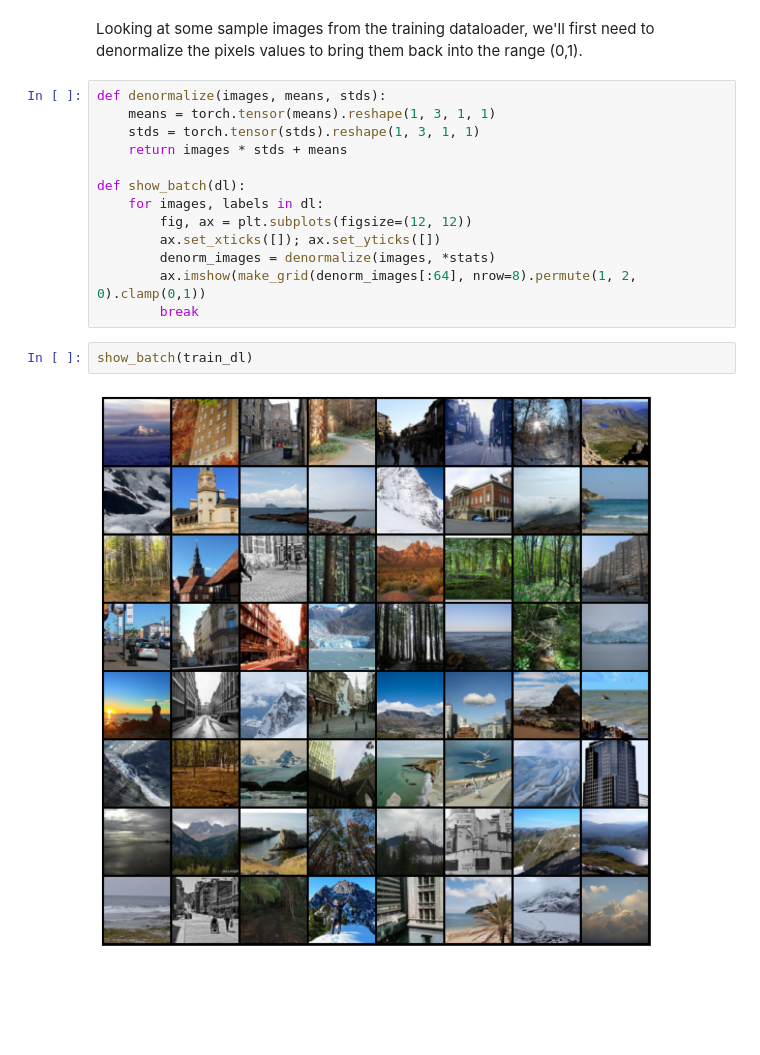
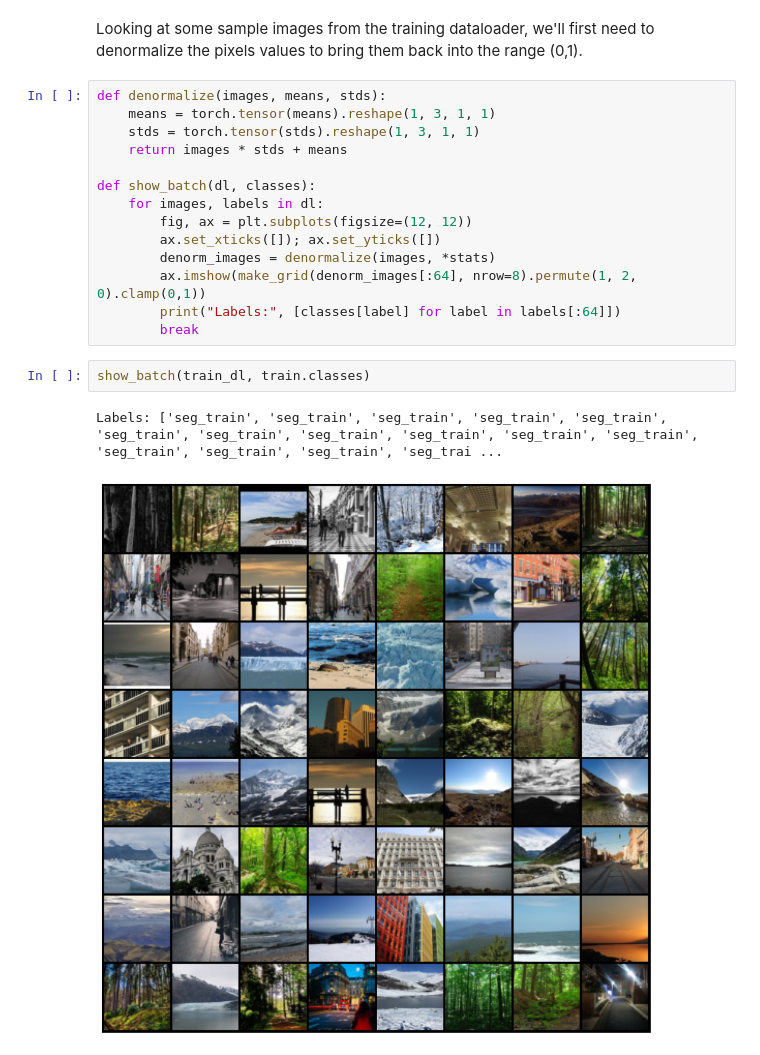
Before and after one commit to Vondent/image-classification, a Jupyter notebook: image-classification.ipynb, the cells around one changed output. Cells and saved outputs as stored; diff of their text form; blank space fills up the shorter version.

```diff
--- a/image-classification.ipynb
+++ b/image-classification.ipynb
@@ -107,14 +107,16 @@ def denormalize(images, means, stds):
     stds = torch.tensor(stds).reshape(1, 3, 1, 1)
     return images * stds + means
 
-def show_batch(dl):
+def show_batch(dl, classes):
     for images, labels in dl:
         fig, ax = plt.subplots(figsize=(12, 12))
         ax.set_xticks([]); ax.set_yticks([])
         denorm_images = denormalize(images, *stats)
         ax.imshow(make_grid(denorm_images[:64], nrow=8).permute(1, 2, 0).clamp(0,1))
+        print("Labels:", [classes[label] for label in labels[:64]])
         break
 # %%
-show_batch(train_dl)
+show_batch(train_dl, train.classes)
 # %% [output]
+Labels: ['seg_train', 'seg_train', 'seg_train', 'seg_train', 'seg_train', 'seg_train', 'seg_train', 'seg_train', 'seg_train', 'seg_train', 'seg_train', 'seg_train', 'seg_train', 'seg_train', 'seg_trai ...
-[figure, old version]
+[figure, new version]
```
Also changed, not shown: parts of 8 cells of this notebook.
